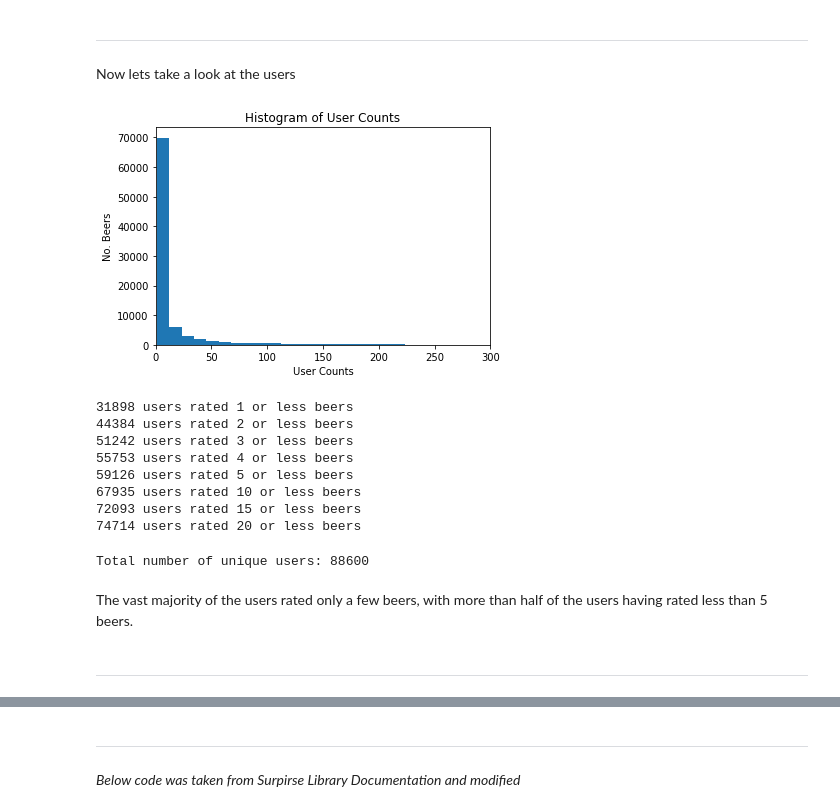
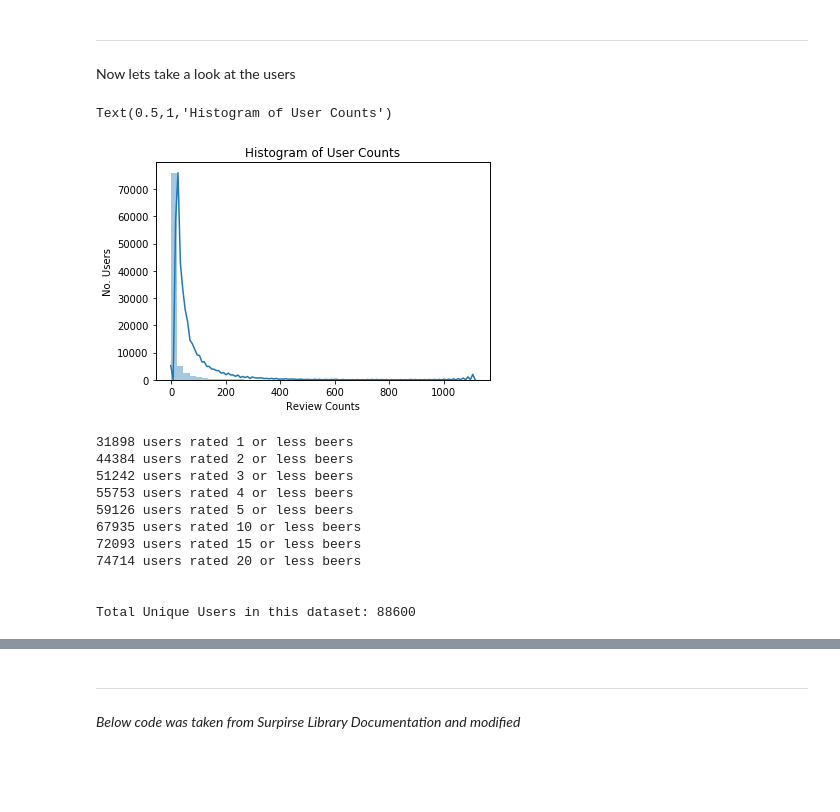
Before and after one commit to mxie87/Beer_Recommender_CF, a Jupyter notebook: BEER_RECOMMENDER_CF.ipynb, the cells around one changed output, grey strips where cells are left out. Saved outputs shown, nothing was run; the diff lists cells and outputs as text; code cells hidden in the pictures; blank space fills up the shorter version.

```diff
--- a/BEER_RECOMMENDER_CF.ipynb
+++ b/BEER_RECOMMENDER_CF.ipynb
@@ -203,14 +265,3 @@ The bottom 10%-tile in terms of number of ratings are anywhere from 9 to 12
 ---
 
 Now lets take a look at the users
-# %%
-data2= merged_df.user.value_counts()
-bins = 100
-plt.hist(data2,bins=bins,orientation='vertical')
-plt.xlabel("User Counts")
-plt.xlim(0,300)
-plt.ylabel("No. Beers")
-plt.title("Histogram of User Counts")
-plt.show()
-# %% [output]
-[figure, removed]
@@ -218,0 +268,22 @@ users = merged_df.groupby('user').count()
+# %%
+data2= user_reviews_df.user.value_counts()
+
+# Plotting hist without kde
+ax2 = sns.distplot(data2, kde=False)
+
+# Creating another Y axis
+second_ax2 = ax2.twinx()
+
+# Plotting kde without hist on the second Y axis
+sns.distplot(data2, ax=second_ax2, kde=True, hist=False)
+
+#Removing Y ticks from the second axis
+second_ax2.set_yticks([])
+
+# Set labels
+ax2.set_xlabel('Review Counts')
+ax2.set_ylabel('No. Users')
+ax2.set_title("Histogram of User Counts")
+# %% [output]
+Text(0.5,1,'Histogram of User Counts')
+[figure, added]
@@ -219,8 +292,13 @@ users = merged_df.groupby('user').count()
 # %%
+grouped_users_count = grouped_users.count()
+
 counts = [1,2,3,4,5,10,15,20]
 for ct in counts:
-    num_users = users[users['rating'] <= ct].count()[0]
+    num_users = grouped_users_count[grouped_users_count['rating'] <= ct].count()[0]
     print('{} users rated {} or less beers'.format(num_users,ct))
+
+print('\n')
+print('Total Unique Users in this dataset: {}'.format(len(user_reviews_df.user.unique())))
 # %% [output]
 31898 users rated 1 or less beers
 44384 users rated 2 or less beers
@@ -230,12 +308,7 @@ for ct in counts:
 67935 users rated 10 or less beers
 72093 users rated 15 or less beers
 74714 users rated 20 or less beers
+
+
+Total Unique Users in this dataset: 88600
-# %%
-print('Total number of unique users: {}'.format(len(merged_df.user.unique())))
-# %% [output]
-Total number of unique users: 88600
-# %% [markdown]
-The vast majority of the users rated only a few beers, with more than half of the users having rated less than 5 beers.
-# %% [markdown]
----
 # %% [markdown]
```
Also changed, not shown: parts of 93 cells of this notebook.
